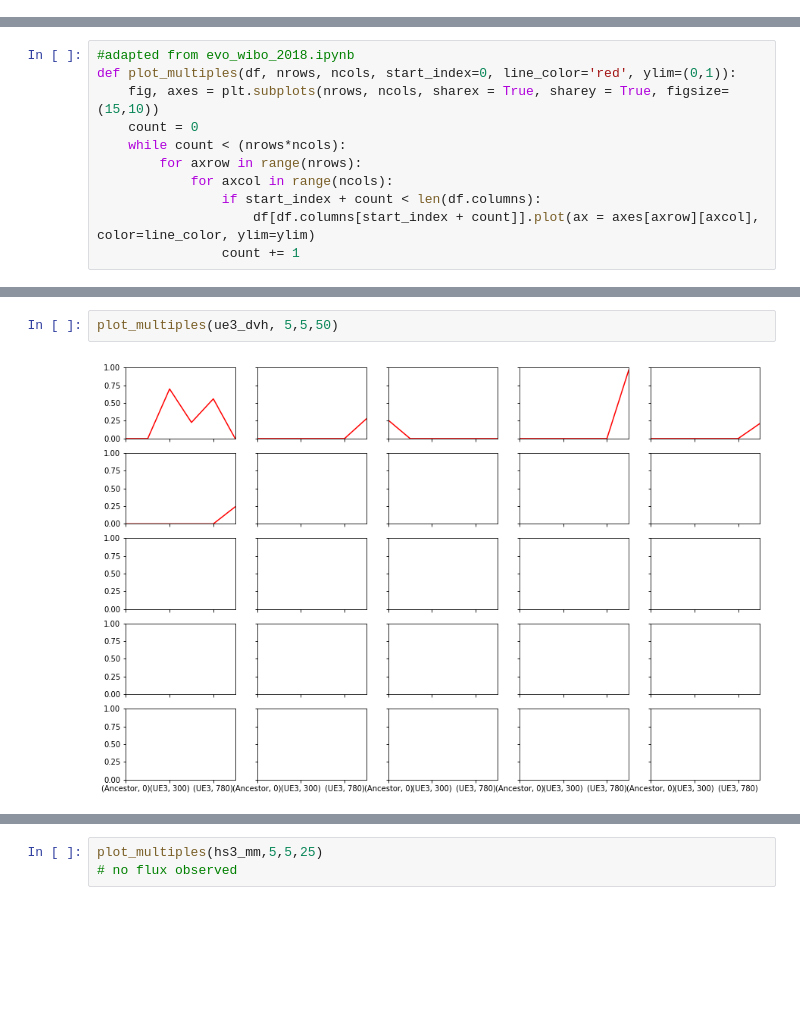
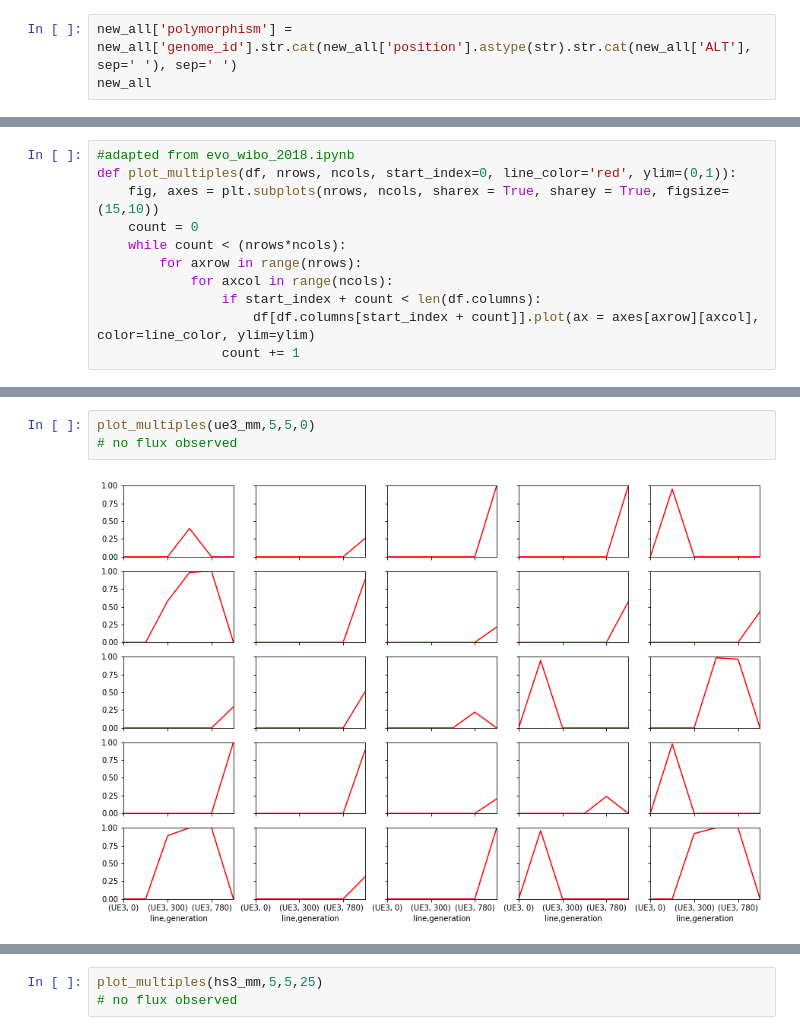
Before and after one commit to yeemey/dvh_mms2, a Jupyter notebook: notebooks/conference_data_prep/20190703_kristina_grc.ipynb, the cells around one changed output, grey strips where cells are left out. Drawn from its saved outputs; the diff is of its cells as text; blank space fills up the shorter version.

```diff
--- a/notebooks/conference_data_prep/20190703_kristina_grc.ipynb
+++ b/notebooks/conference_data_prep/20190703_kristina_grc.ipynb
@@ -241,3 +254,6 @@ new_all[new_all['position'] == 999707]
 | 12377 | UE3-780 | UA3 | 780 | SNP | NaN | 3038 | NC_002937 | 999707 | NaN | ... |
 | 12378 | UE3-1000 | UA3 | 1000 | SNP | NaN | 3156 | NC_002937 | 999707 | NaN | ... |
 6 rows × 23 columns
+# %%
+new_all['polymorphism'] = new_all['genome_id'].str.cat(new_all['position'].astype(str).str.cat(new_all['ALT'], sep=' '), sep=' ')
+new_all
@@ -392,4 +539,5 @@ plt.savefig('figures/kristina_grc/ua3dvplasmidflux_min20.png')
 # %%
-plot_multiples(ue3_dvh, 5,5,50)
+plot_multiples(ue3_mm,5,5,0)
+# no flux observed
 # %% [output]
-[figure, old version]
+[figure, new version]
```
Also changed, not shown: parts of 28 cells of this notebook.
